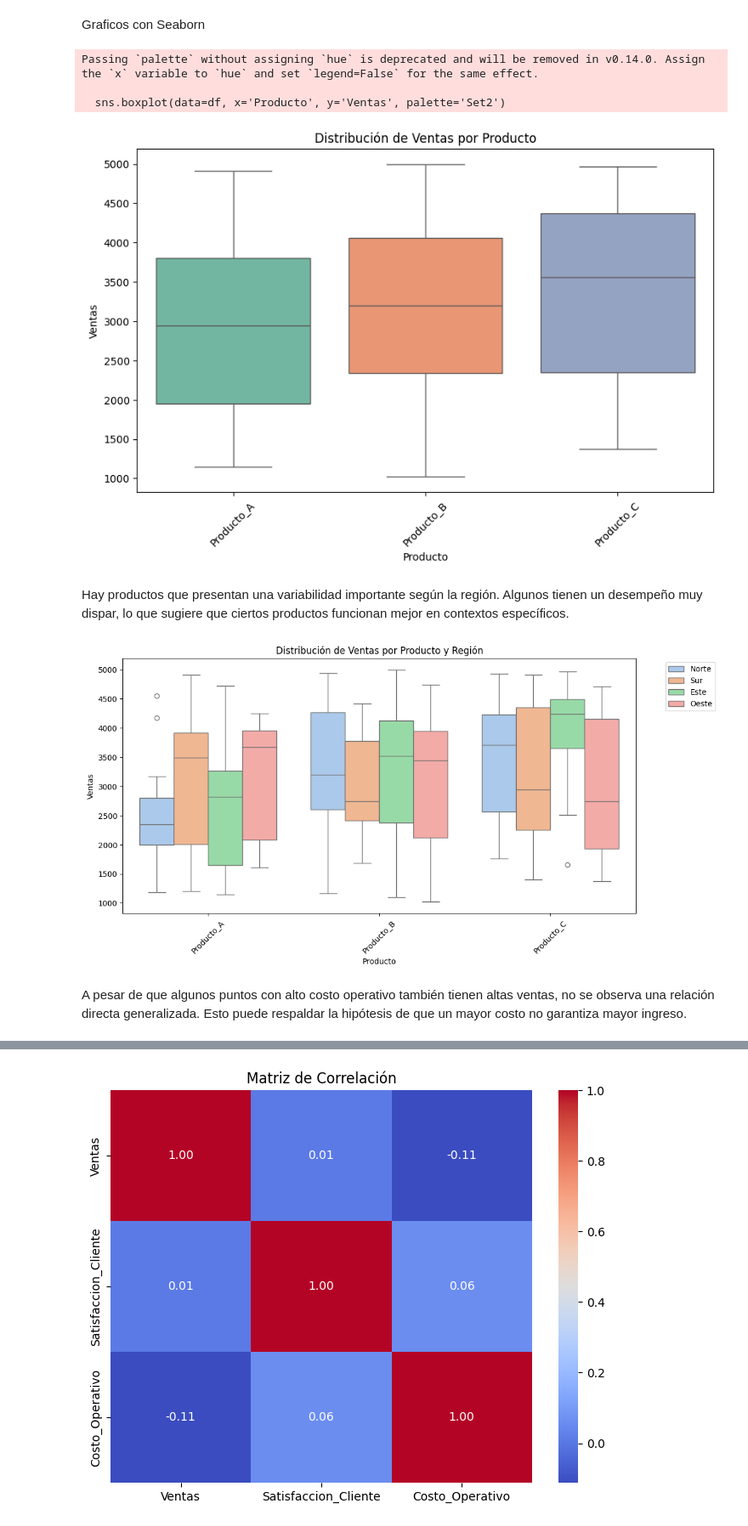
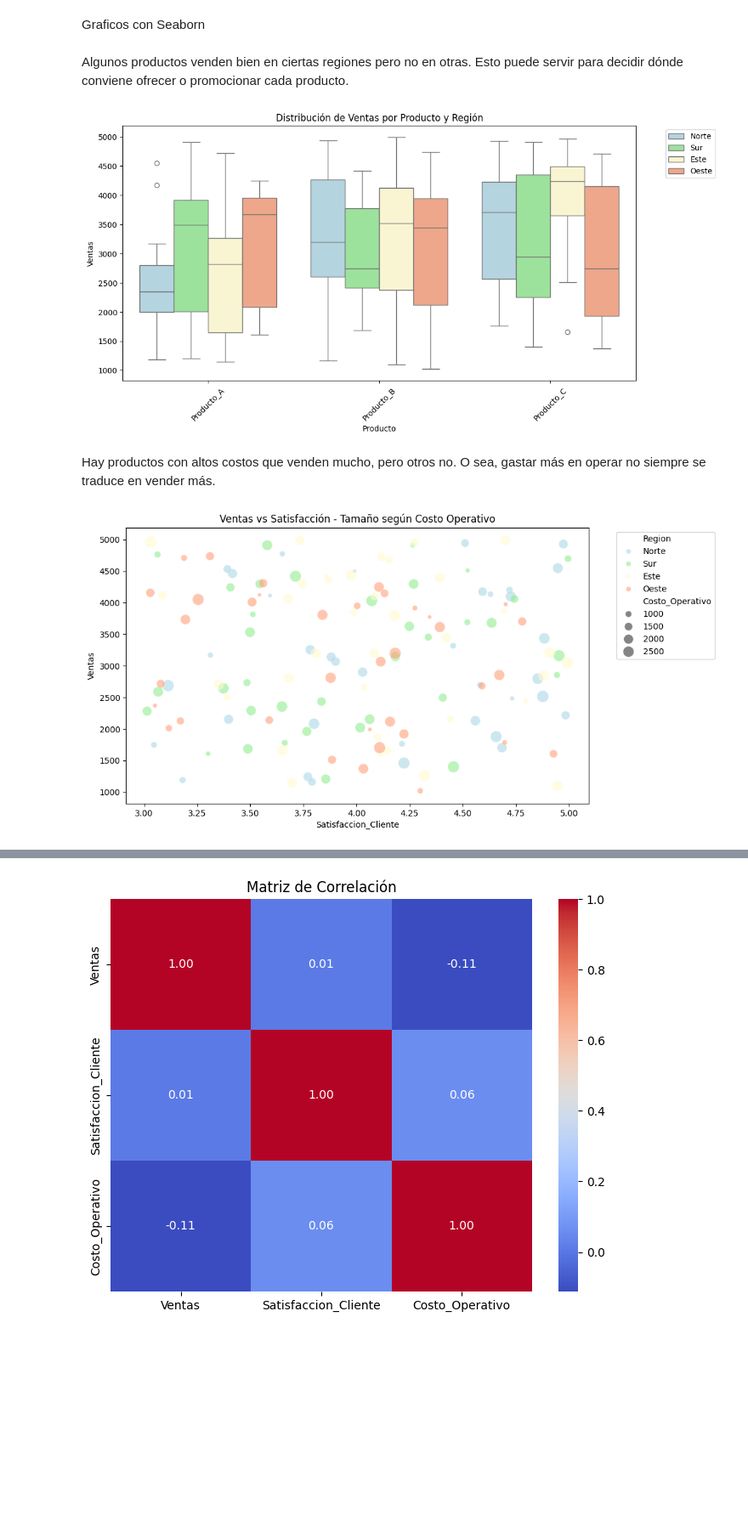
Before and after one commit to Gise05624/Proyecto_DataScience_I, a Jupyter notebook: Entrega_1/ProyectoDSParteIBargas.ipynb, the cells around one changed output, grey strips where cells are left out. Shown at 85% size. Drawn from its saved outputs; the diff is of its cells as text; code cells hidden in the pictures; blank space fills up the shorter version.

```diff
--- a/Entrega_1/ProyectoDSParteIBargas.ipynb
+++ b/Entrega_1/ProyectoDSParteIBargas.ipynb
@@ -35,10 +60,16 @@ Se observa que la región Este presenta las mayores ventas, mientras que las reg
 # %%
+# Agrupar ventas por región
 ventas_por_region = df.groupby('Region')['Ventas'].sum()
+
+# Definir colores más suaves por región
+colores_por_region = {'Norte': '#ADD8E6', 'Sur': '#90EE90', 'Este': '#FFFACD', 'Oeste': '#FFA07A'}
+colores = [colores_por_region[region] for region in ventas_por_region.index]
+
 plt.figure(figsize=(8, 5))
-ventas_por_region.plot(kind='bar', color='orange')
+ventas_por_region.plot(kind='bar', color=colores, edgecolor='gray')
 plt.title('Total de Ventas por Región')
 plt.ylabel('Ventas')
-plt.xlabel('Region')
+plt.xlabel('Región')
 plt.xticks(rotation=45)
 plt.grid(axis='y')
 plt.show()
@@ -70,27 +101,24 @@ plt.show()
 [figure]
 # %% [markdown]
 Graficos con Seaborn
+# %% [markdown]
+Algunos productos venden bien en ciertas regiones pero no en otras. Esto puede servir para decidir dónde conviene ofrecer o promocionar cada producto.
 # %%
-plt.figure(figsize=(10, 6))
-sns.boxplot(data=df, x='Producto', y='Ventas', palette='Set2')
-plt.title('Distribución de Ventas por Producto')
+plt.figure(figsize=(12, 6))
+sns.boxplot(data=df, x='Producto', y='Ventas', hue='Region', palette=colores_por_region)
+plt.title('Distribución de Ventas por Producto y Región')
 plt.xticks(rotation=45)
+plt.legend(bbox_to_anchor=(1.05, 1), loc='upper left')
 plt.show()
 # %% [output]
-Passing `palette` without assigning `hue` is deprecated and will be removed in v0.14.0. Assign the `x` variable to `hue` and set `legend=False` for the same effect.
-
-  sns.boxplot(data=df, x='Producto', y='Ventas', palette='Set2')
-[figure, old version]
+[figure, new version]
-# %% [markdown]
-Hay productos que presentan una variabilidad importante según la región. Algunos tienen un desempeño muy dispar, lo que sugiere que ciertos productos funcionan mejor en contextos específicos.
+# %% [markdown]
+Hay productos con altos costos que venden mucho, pero otros no. O sea, gastar más en operar no siempre se traduce en vender más.
 # %%
-plt.figure(figsize=(12, 6))
-sns.boxplot(data=df, x='Producto', y='Ventas', hue='Region', palette='pastel')
-plt.title('Distribución de Ventas por Producto y Región')
-plt.xticks(rotation=45)
+plt.figure(figsize=(10, 6))
+sns.scatterplot(data=df, x='Satisfaccion_Cliente', y='Ventas', size='Costo_Operativo', hue='Region', sizes=(20, 200), alpha=0.6, palette=colores_por_region)
+plt.title('Ventas vs Satisfacción - Tamaño según Costo Operativo')
 plt.legend(bbox_to_anchor=(1.05, 1), loc='upper left')
 plt.show()
 # %% [output]
-[figure, old version]
+[figure, new version]
-# %% [markdown]
-A pesar de que algunos puntos con alto costo operativo también tienen altas ventas, no se observa una relación directa generalizada. Esto puede respaldar la hipótesis de que un mayor costo no garantiza mayor ingreso.
```
Also changed, not shown: parts of 21 cells of this notebook.
